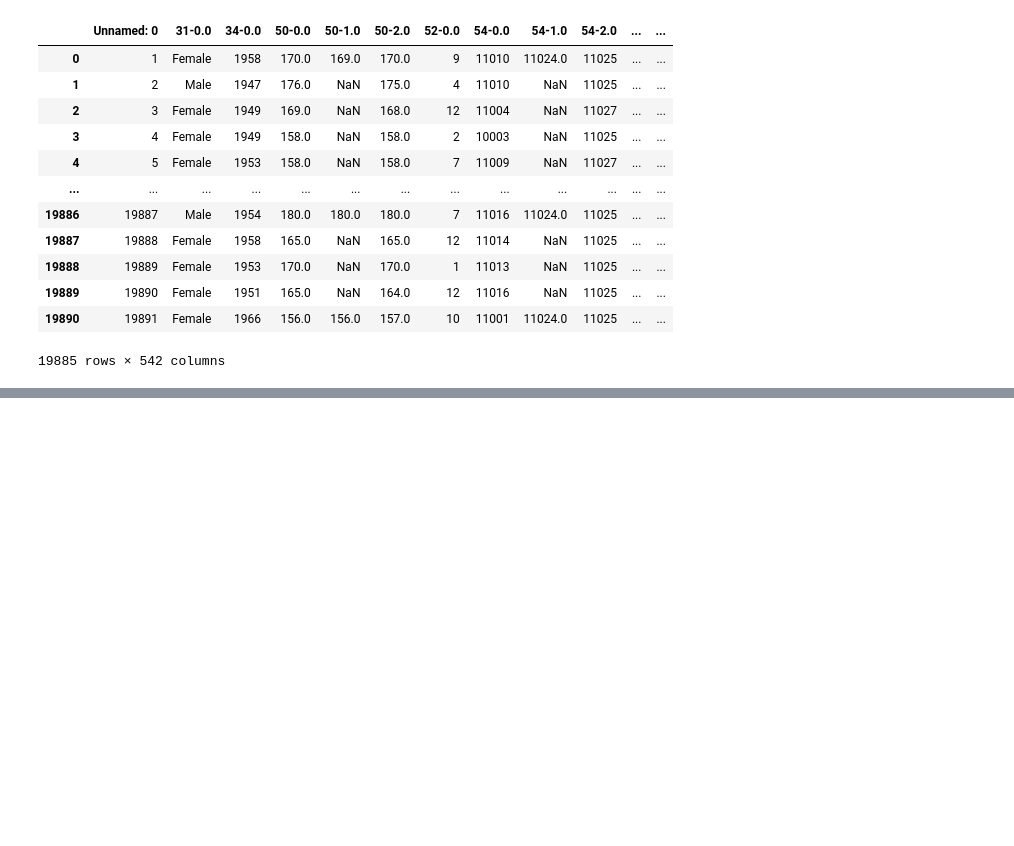
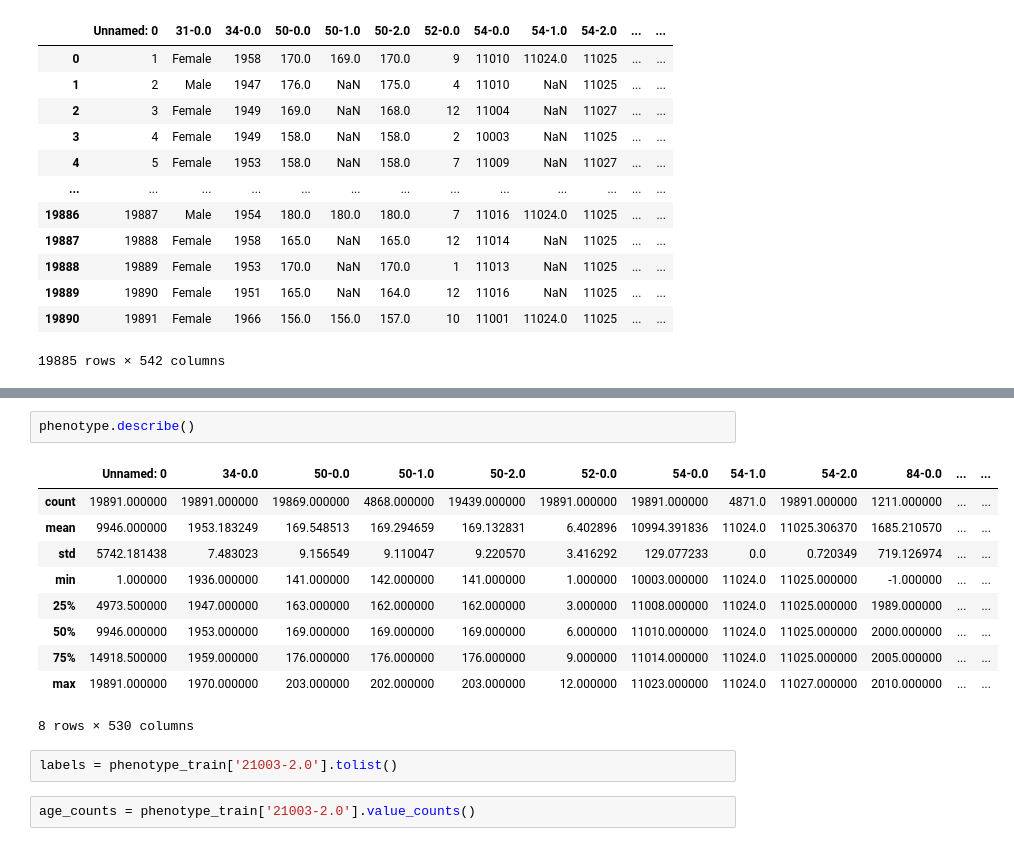
Before and after one commit to kamilest/brain-age-gnn, a Jupyter notebook: notebooks/phenotype.ipynb, the cells around one changed output, grey strips where cells are left out. Cells and saved outputs as stored; diff of their text form; blank space fills up the shorter version.

```diff
--- a/notebooks/phenotype.ipynb
+++ b/notebooks/phenotype.ipynb
@@ -209,0 +225,17 @@ phenotype[phenotype['21003-2.0'] > 45]
+# %%
+phenotype.describe()
+# %% [output]
+|  | Unnamed: 0 | 34-0.0 | 50-0.0 | 50-1.0 | 50-2.0 | 52-0.0 | 54-0.0 | 54-1.0 | 54-2.0 | 84-0.0 | ... | ... |
+| count | 19891.000000 | 19891.000000 | 19869.000000 | 4868.000000 | 19439.000000 | 19891.000000 | 19891.000000 | 4871.0 | 19891.000000 | 1211.000000 | ... | ... |
+| mean | 9946.000000 | 1953.183249 | 169.548513 | 169.294659 | 169.132831 | 6.402896 | 10994.391836 | 11024.0 | 11025.306370 | 1685.210570 | ... | ... |
+| std | 5742.181438 | 7.483023 | 9.156549 | 9.110047 | 9.220570 | 3.416292 | 129.077233 | 0.0 | 0.720349 | 719.126974 | ... | ... |
+| min | 1.000000 | 1936.000000 | 141.000000 | 142.000000 | 141.000000 | 1.000000 | 10003.000000 | 11024.0 | 11025.000000 | -1.000000 | ... | ... |
+| 25% | 4973.500000 | 1947.000000 | 163.000000 | 162.000000 | 162.000000 | 3.000000 | 11008.000000 | 11024.0 | 11025.000000 | 1989.000000 | ... | ... |
+| 50% | 9946.000000 | 1953.000000 | 169.000000 | 169.000000 | 169.000000 | 6.000000 | 11010.000000 | 11024.0 | 11025.000000 | 2000.000000 | ... | ... |
+| 75% | 14918.500000 | 1959.000000 | 176.000000 | 176.000000 | 176.000000 | 9.000000 | 11014.000000 | 11024.0 | 11025.000000 | 2005.000000 | ... | ... |
+| max | 19891.000000 | 1970.000000 | 203.000000 | 202.000000 | 203.000000 | 12.000000 | 11023.000000 | 11024.0 | 11027.000000 | 2010.000000 | ... | ... |
+8 rows × 530 columns
+# %%
+labels = phenotype_train['21003-2.0'].tolist()
+# %%
+age_counts = phenotype_train['21003-2.0'].value_counts()
```
Also changed, not shown: parts of 19 cells of this notebook.
